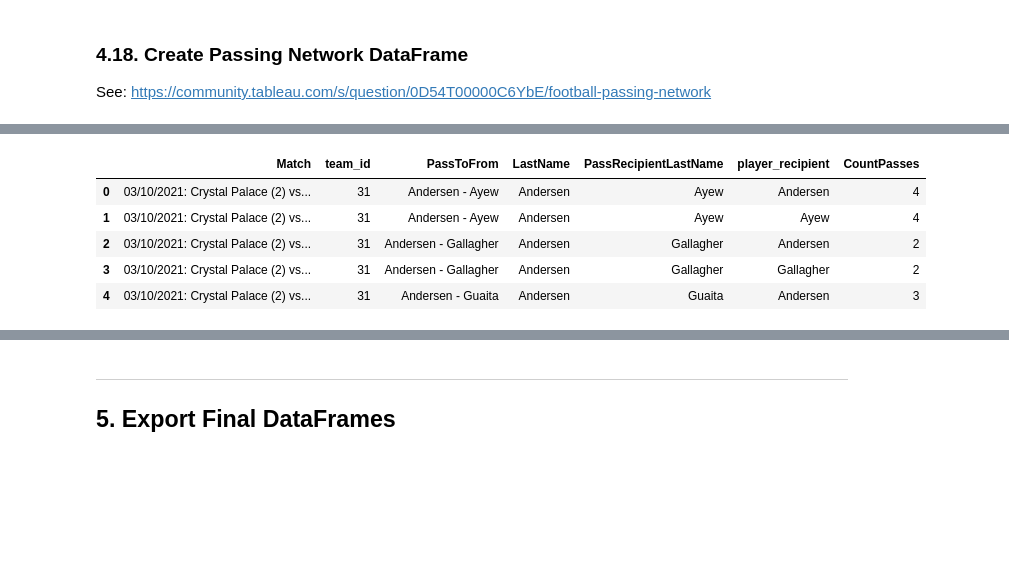
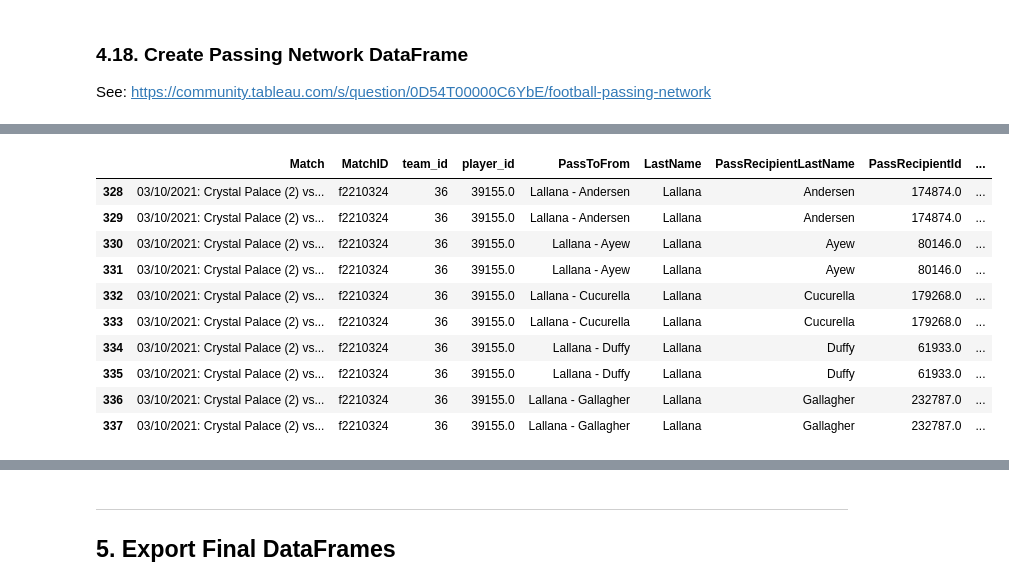
Before and after one commit to learnuidev/watford, a Jupyter notebook: notebooks/2_data_engineering/Opta Data Engineering.ipynb, the cells around one changed output, grey strips where cells are left out. Cells and saved outputs as stored; diff of their text form; code cells hidden in the pictures; blank space fills up the shorter version.

```diff
--- a/notebooks/2_data_engineering/Opta Data Engineering.ipynb
+++ b/notebooks/2_data_engineering/Opta Data Engineering.ipynb
@@ -2295,10 +2294,15 @@ def create_passing_matrix(df_events):
     Function to...
     """
 
+    ##
+    df_events = df_events.sort_values(['MatchID', 'event_id', 'period_id'], ascending=[True, True, True])
+
+
     df_events['PassRecipientLastName'] = df_events['LastName'].shift(-1)
+    df_events['PassRecipientId'] = df_events['player_id'].shift(-1)
 
     ## Select columns of interest
-    df_events = df_events[['event_id', 'period_id', 'team_id', 'outcome', 'isPass', 'isTouch', 'xG', 'xT', 'FirstName', 'LastName', 'FullName', 'PassRecipientLastName', 'event_name', 'x', 'y', 'PassEndX', 'PassEndY']]
+    df_events = df_events[['event_id', 'MatchID','period_id', 'team_id', 'outcome', 'isPass', 'isTouch', 'xG', 'xT', 'player_id', 'FirstName', 'LastName', 'FullName', 'PassRecipientLastName', 'PassRecipientId', 'event_name', 'x', 'y', 'PassEndX', 'PassEndY']]
 
     ##
     df_events = df_events[(df_events['isPass'] == 1)]
@@ -2358,9 +2487,13 @@ See: https://community.tableau.com/s/question/0D54T00000C6YbE/football-passing-n
 # %%
 df_passing_network = df_passing_matrix.copy()
+# %%
+##
+df_passing_network = df_passing_network.sort_values(['df_name', 'MatchID', 'event_id', 'period_id'], ascending=[True, True, True, True])
 # %%
 df_passing_network = df_passing_network[(df_passing_network['isPass'] == 1)]
 # %%
 df_passing_network['player_recipient'] = np.where(df_passing_network['df_name'] == 'df1', df_passing_network['LastName'], df_passing_network['PassRecipientLastName'])
+df_passing_network['player_recipient_id'] = np.where(df_passing_network['df_name'] == 'df1', df_passing_network['player_id'], df_passing_network['PassRecipientId'])
 # %%
 df_passing_network.shape
 # %% [output]
@@ -2388,44 +2523,57 @@ df_passing_network.shape
 ##
 df_passing_network_grouped = (df_passing_network
                                   .groupby(['Match',
+                                            'MatchID',
                                             'team_id',
+                                            'player_id',
                                             'PassToFrom',
                                             'LastName',
                                             'PassRecipientLastName',
-                                            'player_recipient'
+                                            'PassRecipientId',
+                                            'player_recipient',
+                                            'player_recipient_id'
                                            ])
                                   .agg({'PassToFrom': ['count']
                                        })
                              )
 
 ##
 df_passing_network_grouped.columns = df_passing_network_grouped.columns.droplevel(level=0)
 
 ##
 df_passing_network_grouped = df_passing_network_grouped.reset_index()
 
 ##
 df_passing_network_grouped.columns = ['Match',
+                                      'MatchID',
                                       'team_id',
+                                      'player_id',
                                       'PassToFrom',
                                       'LastName',
                                       'PassRecipientLastName',
+                                      'PassRecipientId',
                                       'player_recipient',
+                                      'player_recipient_id',
                                       'CountPasses'
                                      ]
 
 ##
-#df_passing_network_grouped = df_passing_network_grouped.sort_values(['season_name', 'match_date', 'kick_off', 'full_fixture_date', 'team', 'opponent', 'pass_to_from'], ascending=[True, True, True, True, True, True, True])
+df_passing_network_grouped = df_passing_network_grouped.sort_values(['MatchID', 'player_id'], ascending=[True, True])
 
 ##
-df_passing_network_grouped.head()
+df_passing_network_grouped.head(10)
 # %% [output]
-|  | Match | team_id | PassToFrom | LastName | PassRecipientLastName | player_recipient | CountPasses |
-| 0 | 03/10/2021: Crystal Palace (2) vs... | 31 | Andersen - Ayew | Andersen | Ayew | Andersen | 4 |
-| 1 | 03/10/2021: Crystal Palace (2) vs... | 31 | Andersen - Ayew | Andersen | Ayew | Ayew | 4 |
-| 2 | 03/10/2021: Crystal Palace (2) vs... | 31 | Andersen - Gallagher | Andersen | Gallagher | Andersen | 2 |
-| 3 | 03/10/2021: Crystal Palace (2) vs... | 31 | Andersen - Gallagher | Andersen | Gallagher | Gallagher | 2 |
-| 4 | 03/10/2021: Crystal Palace (2) vs... | 31 | Andersen - Guaita | Andersen | Guaita | Andersen | 3 |
+|  | Match | MatchID | team_id | player_id | PassToFrom | LastName | PassRecipientLastName | PassRecipientId | ... |
+| 328 | 03/10/2021: Crystal Palace (2) vs... | f2210324 | 36 | 39155.0 | Lallana - Andersen | Lallana | Andersen | 174874.0 | ... |
+| 329 | 03/10/2021: Crystal Palace (2) vs... | f2210324 | 36 | 39155.0 | Lallana - Andersen | Lallana | Andersen | 174874.0 | ... |
+| 330 | 03/10/2021: Crystal Palace (2) vs... | f2210324 | 36 | 39155.0 | Lallana - Ayew | Lallana | Ayew | 80146.0 | ... |
+| 331 | 03/10/2021: Crystal Palace (2) vs... | f2210324 | 36 | 39155.0 | Lallana - Ayew | Lallana | Ayew | 80146.0 | ... |
+| 332 | 03/10/2021: Crystal Palace (2) vs... | f2210324 | 36 | 39155.0 | Lallana - Cucurella | Lallana | Cucurella | 179268.0 | ... |
+| 333 | 03/10/2021: Crystal Palace (2) vs... | f2210324 | 36 | 39155.0 | Lallana - Cucurella | Lallana | Cucurella | 179268.0 | ... |
+| 334 | 03/10/2021: Crystal Palace (2) vs... | f2210324 | 36 | 39155.0 | Lallana - Duffy | Lallana | Duffy | 61933.0 | ... |
+| 335 | 03/10/2021: Crystal Palace (2) vs... | f2210324 | 36 | 39155.0 | Lallana - Duffy | Lallana | Duffy | 61933.0 | ... |
+| 336 | 03/10/2021: Crystal Palace (2) vs... | f2210324 | 36 | 39155.0 | Lallana - Gallagher | Lallana | Gallagher | 232787.0 | ... |
+| 337 | 03/10/2021: Crystal Palace (2) vs... | f2210324 | 36 | 39155.0 | Lallana - Gallagher | Lallana | Gallagher | 232787.0 | ... |
 # %%
 df_passing_network_grouped.shape
 # %% [output]
```
Also changed, not shown: parts of 28 cells of this notebook.
